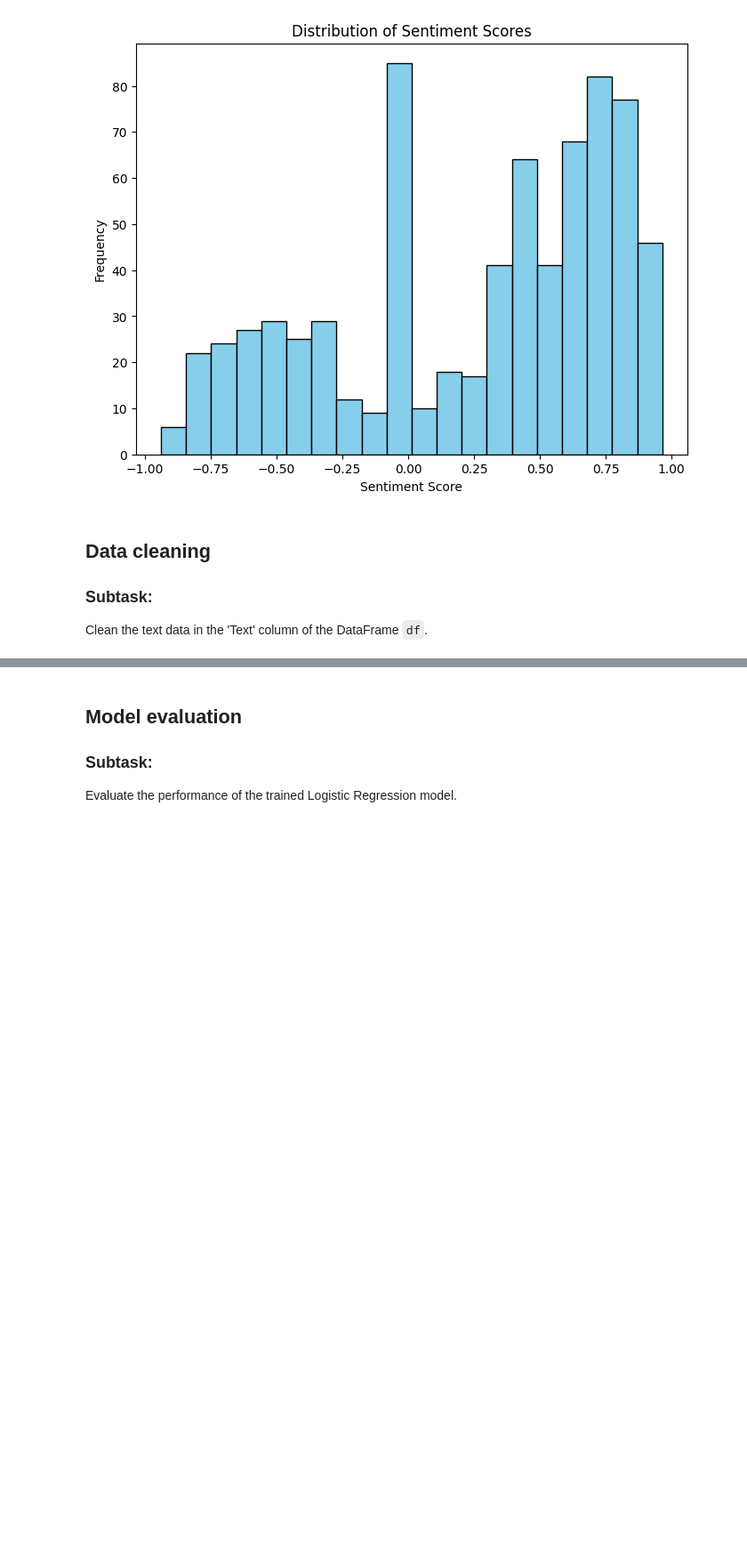
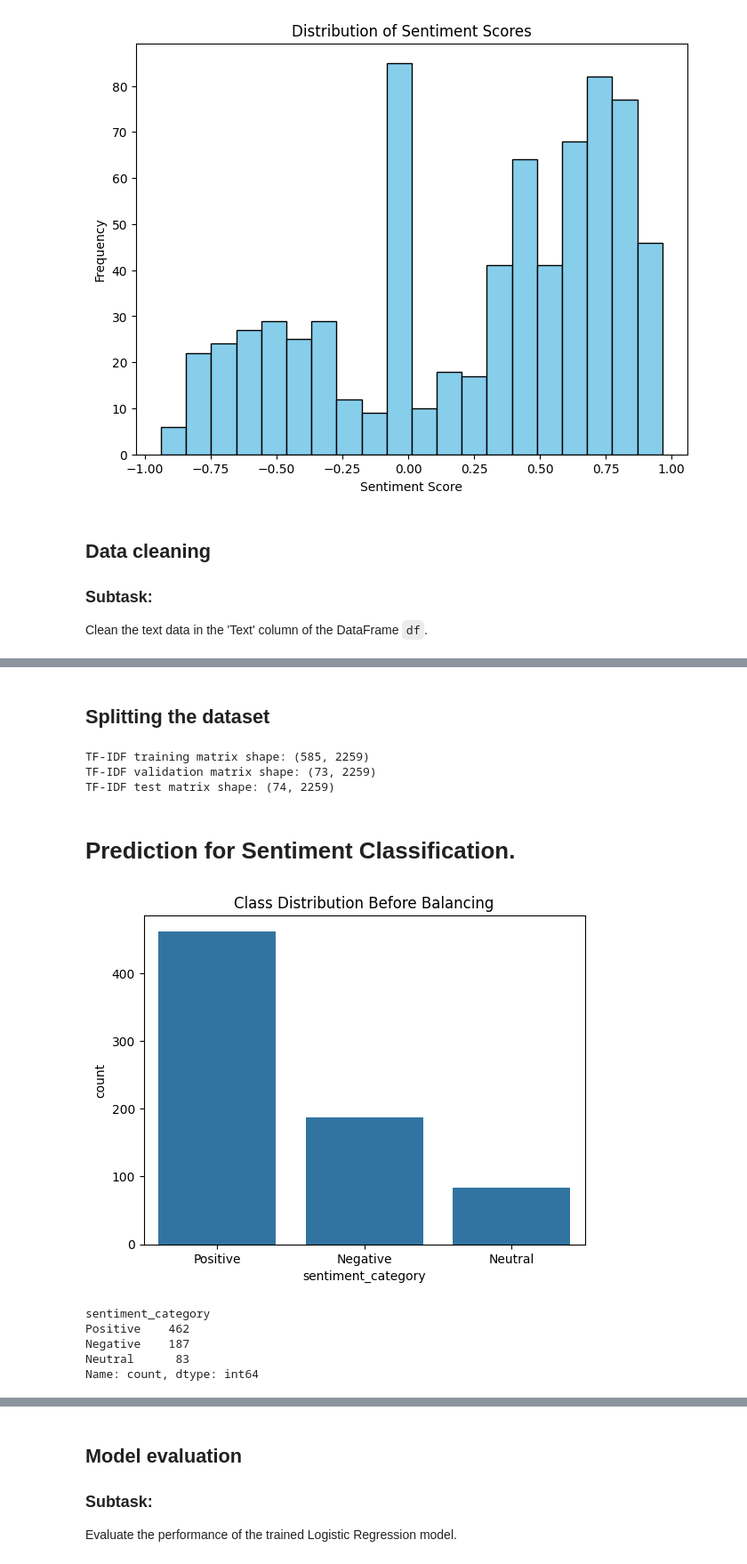
Before and after one commit to BdsKlause/BdsKlause, a Jupyter notebook: aurum.ipynb, the cells around one changed output, grey strips where cells are left out. Shown: that part at 89% size. Cells and saved outputs as stored; diff of their text form; code cells hidden in the pictures; blank space fills up the shorter version.

```diff
--- a/aurum.ipynb
+++ b/aurum.ipynb
@@ -95,0 +51,3 @@ Dataset saved to: /content/drive/My Drive/aurum/sentimentdataset_with_scores.csv
+# %%
+df = pd.read_csv('/content/drive/My Drive/aurum/sentimentdataset_with_scores.csv')
+display(df.head())
@@ -176,0 +128,2 @@ display(df.head())
+# %%
+df.drop("unnamed", axis=1, inplace=True)
@@ -176,0 +174,24 @@ display(df.head())
+# %%
+# Download 'punkt_tab' before tokenization
+import nltk
+nltk.download('punkt_tab')
+nltk.download('stopwords')
+nltk.download('punkt')
+nltk.download('wordnet')
+
+stop_words = set(stopwords.words('english'))
+lemmatizer = WordNetLemmatizer()
+
+def advanced_clean_text(text):
+    if isinstance(text, str):
+        text = unidecode(text)  # Normalize accents
+        text = re.sub(r'http\S+|@\w+|#\w+', '', text)  # Remove URLs, mentions, hashtags
+        text = re.sub(r'[^a-zA-Z\s]', '', text)  # Remove special characters and digits
+        text = re.sub(r'\s+', ' ', text).strip().lower()  # Normalize spaces and lowercase
+        tokens = nltk.word_tokenize(text)  # Tokenize
+        tokens = [lemmatizer.lemmatize(word) for word in tokens if word not in stop_words and len(word) > 2]
+        return ' '.join(tokens)
+    return ""
+
+df['Cleaned_Text'] = df['Text'].apply(advanced_clean_text)
+display(df[['Text', 'Cleaned_Text']].head())
@@ -248,0 +297,41 @@ LogisticRegression(multi_class='ovr', solver='liblinear')
+# %% [markdown]
+## Splitting the dataset
+# %%
+from sklearn.feature_extraction.text import TfidfVectorizer
+
+# Initialize the TF-IDF Vectorizer with a limit of 5000 features
+tfidf_vectorizer = TfidfVectorizer(max_features=5000)
+
+# Fit and transform the training data
+X_train_tfidf = tfidf_vectorizer.fit_transform(X_train)
+
+# Transform the validation and test data using the fitted vectorizer
+X_val_tfidf = tfidf_vectorizer.transform(X_val)
+X_test_tfidf = tfidf_vectorizer.transform(X_test)
+
+# Check the shape of the resulting TF-IDF matrices
+print(f"TF-IDF training matrix shape: {X_train_tfidf.shape}")
+print(f"TF-IDF validation matrix shape: {X_val_tfidf.shape}")
+print(f"TF-IDF test matrix shape: {X_test_tfidf.shape}")
+# %% [output]
+TF-IDF training matrix shape: (585, 2259)
+TF-IDF validation matrix shape: (73, 2259)
+TF-IDF test matrix shape: (74, 2259)
+# %% [markdown]
+# Prediction for Sentiment Classification.
+# %%
+import seaborn as sns
+import matplotlib.pyplot as plt
+
+sns.countplot(data=df, x='sentiment_category')
+plt.title("Class Distribution Before Balancing")
+plt.show()
+
+print(df['sentiment_category'].value_counts())
+# %% [output]
+[figure, added]
+sentiment_category
+Positive    462
+Negative    187
+Neutral      83
+Name: count, dtype: int64
```
Also changed, not shown: parts of 67 cells of this notebook.
